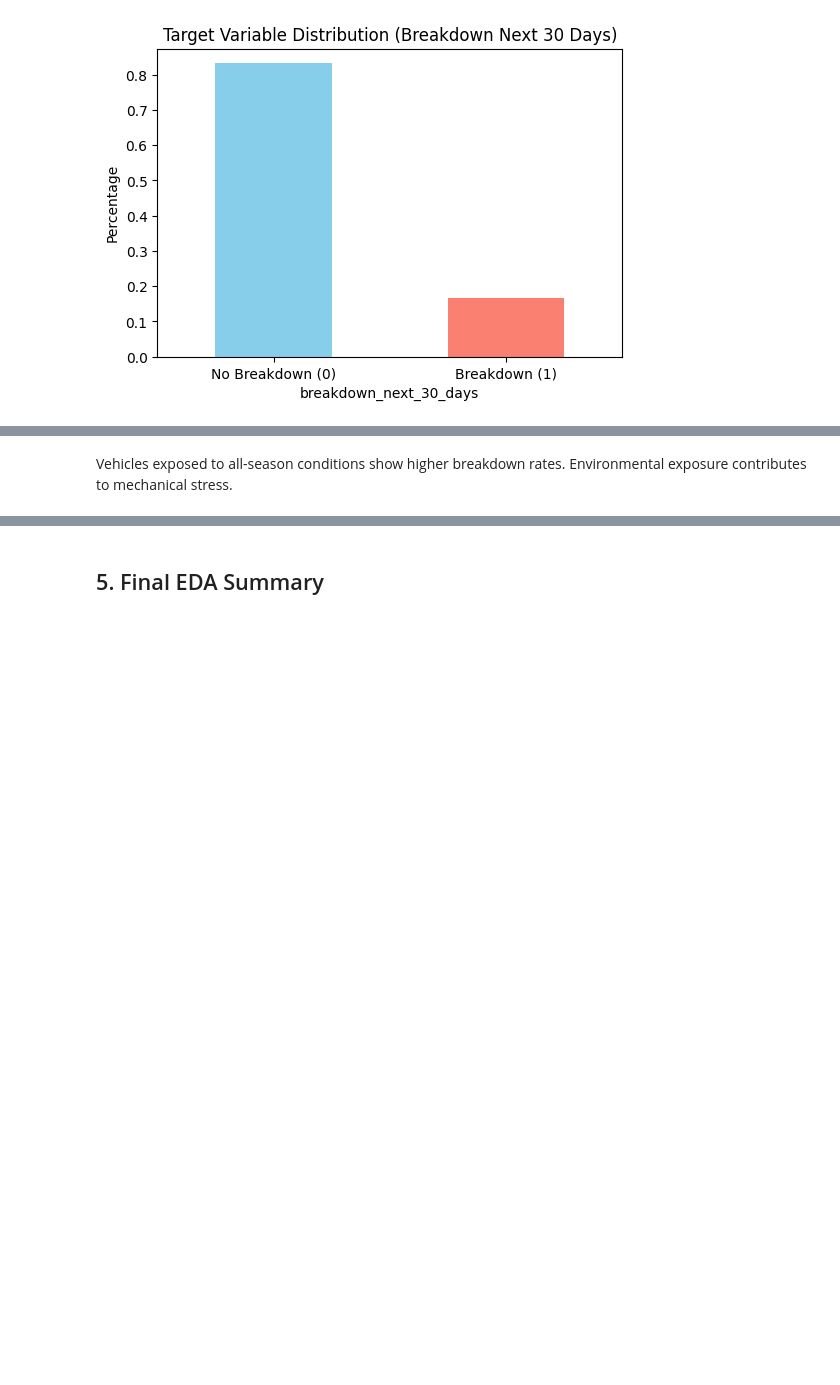
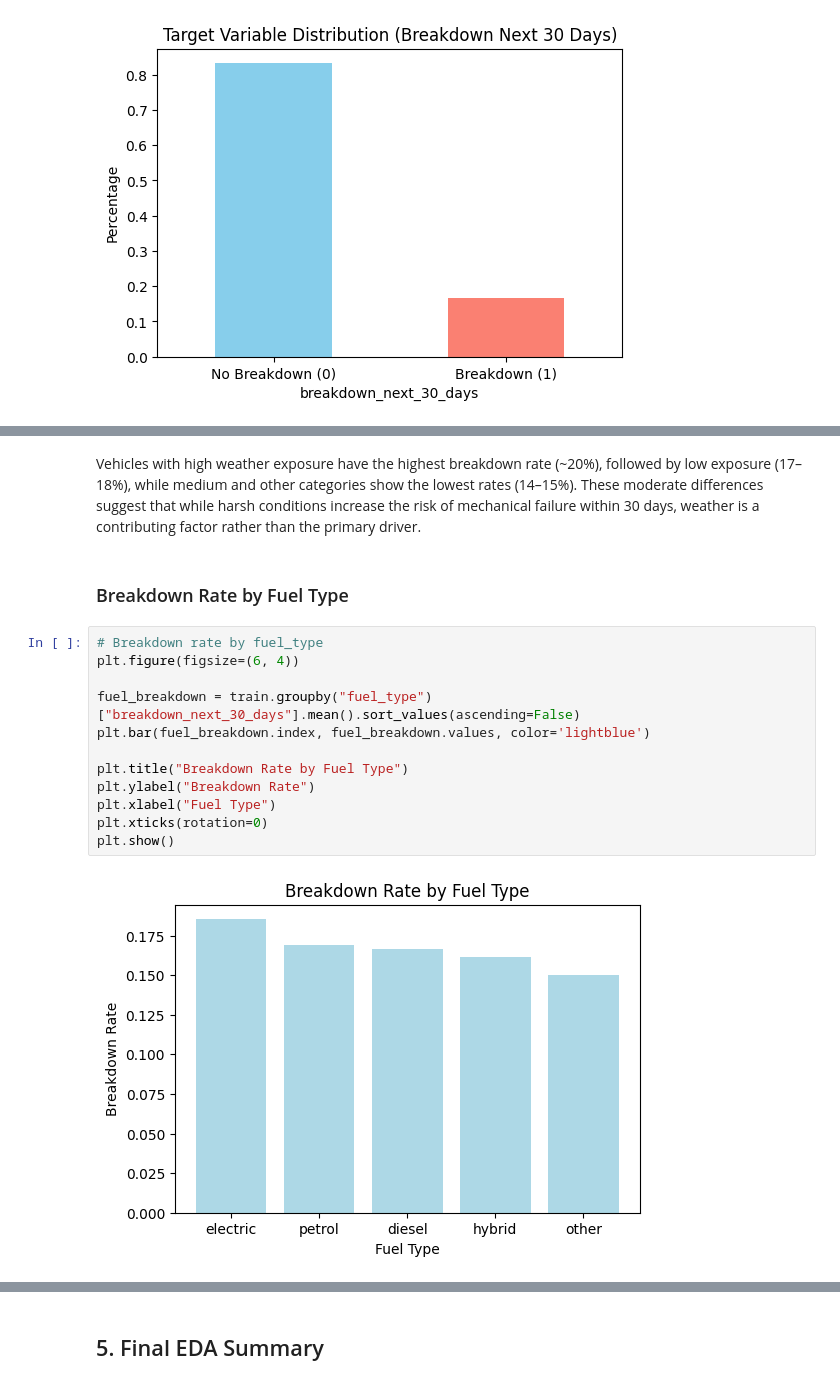
Before and after one commit to IlliaKrivoruchko/Car_Breakdown, a Jupyter notebook: Car_Breakdown_Team7.ipynb, the cells around one changed output, grey strips where cells are left out. Cells and saved outputs as stored; diff of their text form; blank space fills up the shorter version.

```diff
--- a/Car_Breakdown_Team7.ipynb
+++ b/Car_Breakdown_Team7.ipynb
@@ -151,3 +186,18 @@ plt.show()
 # %% [markdown]
-Vehicles exposed to all-season conditions show higher breakdown rates.
-Environmental exposure contributes to mechanical stress.
+Vehicles with high weather exposure have the highest breakdown rate (~20%), followed by low exposure (17–18%), while medium and other categories show the lowest rates (14–15%). These moderate differences suggest that while harsh conditions increase the risk of mechanical failure within 30 days, weather is a contributing factor rather than the primary driver.
+# %% [markdown]
+### Breakdown Rate by Fuel Type
+# %%
+# Breakdown rate by fuel_type
+plt.figure(figsize=(6, 4))
+
+fuel_breakdown = train.groupby("fuel_type")["breakdown_next_30_days"].mean().sort_values(ascending=False)
+plt.bar(fuel_breakdown.index, fuel_breakdown.values, color='lightblue')
+
+plt.title("Breakdown Rate by Fuel Type")
+plt.ylabel("Breakdown Rate")
+plt.xlabel("Fuel Type")
+plt.xticks(rotation=0)
+plt.show()
+# %% [output]
+[figure, added]
```
Also changed, not shown: parts of 27 cells of this notebook, 3 other files.
